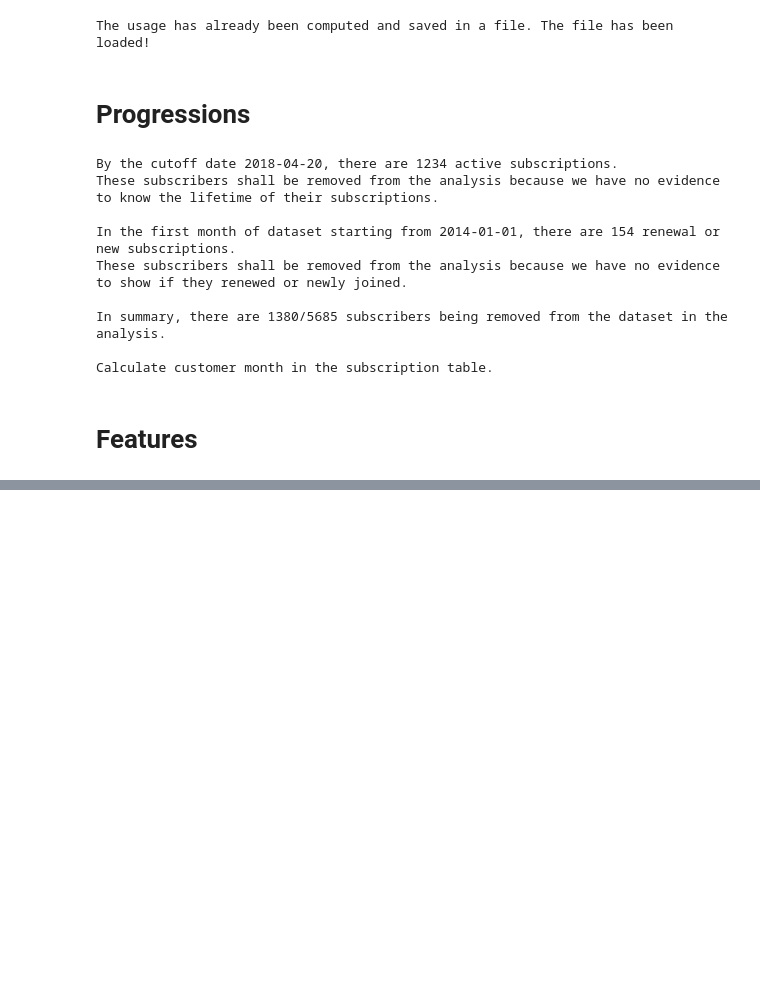
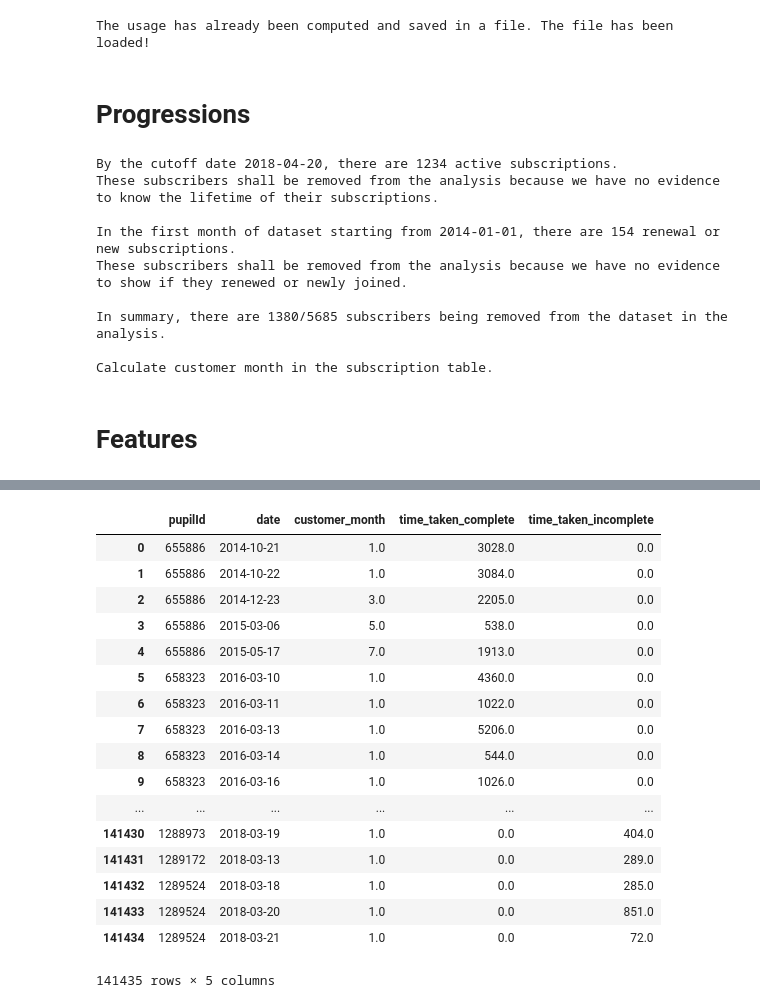
Before and after one commit to vicaws/Whizz, a Jupyter notebook: Code/Churn/Churn/NB_FeatureEngineering.ipynb, the cells around one changed output, grey strips where cells are left out. Saved outputs shown, nothing was run; the diff lists cells and outputs as text; code cells hidden in the pictures; blank space fills up the shorter version.

```diff
--- a/Code/Churn/Churn/NB_FeatureEngineering.ipynb
+++ b/Code/Churn/Churn/NB_FeatureEngineering.ipynb
@@ -181,0 +195,21 @@ g2.plot_joint(plt.scatter, c="k", s=10, linewidth=1, marker="+", alpha=0.5)
+# %%
+df_usage
+# %% [output]
+|  | pupilId | date | customer_month | time_taken_complete | time_taken_incomplete |
+| 0 | 655886 | 2014-10-21 | 1.0 | 3028.0 | 0.0 |
+| 1 | 655886 | 2014-10-22 | 1.0 | 3084.0 | 0.0 |
+| 2 | 655886 | 2014-12-23 | 3.0 | 2205.0 | 0.0 |
+| 3 | 655886 | 2015-03-06 | 5.0 | 538.0 | 0.0 |
+| 4 | 655886 | 2015-05-17 | 7.0 | 1913.0 | 0.0 |
+| 5 | 658323 | 2016-03-10 | 1.0 | 4360.0 | 0.0 |
+| 6 | 658323 | 2016-03-11 | 1.0 | 1022.0 | 0.0 |
+| 7 | 658323 | 2016-03-13 | 1.0 | 5206.0 | 0.0 |
+| 8 | 658323 | 2016-03-14 | 1.0 | 544.0 | 0.0 |
+| 9 | 658323 | 2016-03-16 | 1.0 | 1026.0 | 0.0 |
+| ... | ... | ... | ... | ... | ... |
+| 141430 | 1288973 | 2018-03-19 | 1.0 | 0.0 | 404.0 |
+| 141431 | 1289172 | 2018-03-13 | 1.0 | 0.0 | 289.0 |
+| 141432 | 1289524 | 2018-03-18 | 1.0 | 0.0 | 285.0 |
+| 141433 | 1289524 | 2018-03-20 | 1.0 | 0.0 | 851.0 |
+| 141434 | 1289524 | 2018-03-21 | 1.0 | 0.0 | 72.0 |
+141435 rows × 5 columns
```
Also changed, not shown: parts of 7 cells of this notebook, 11 other files.
